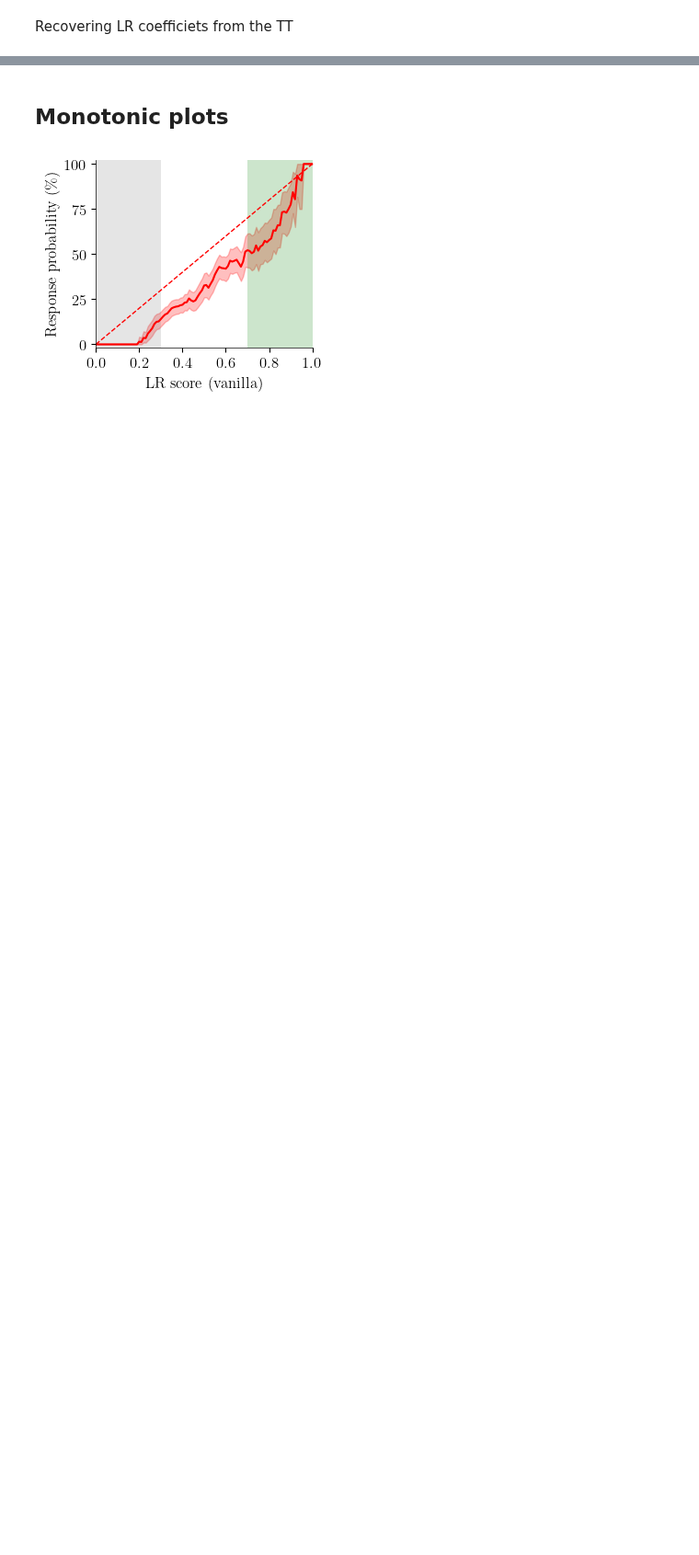
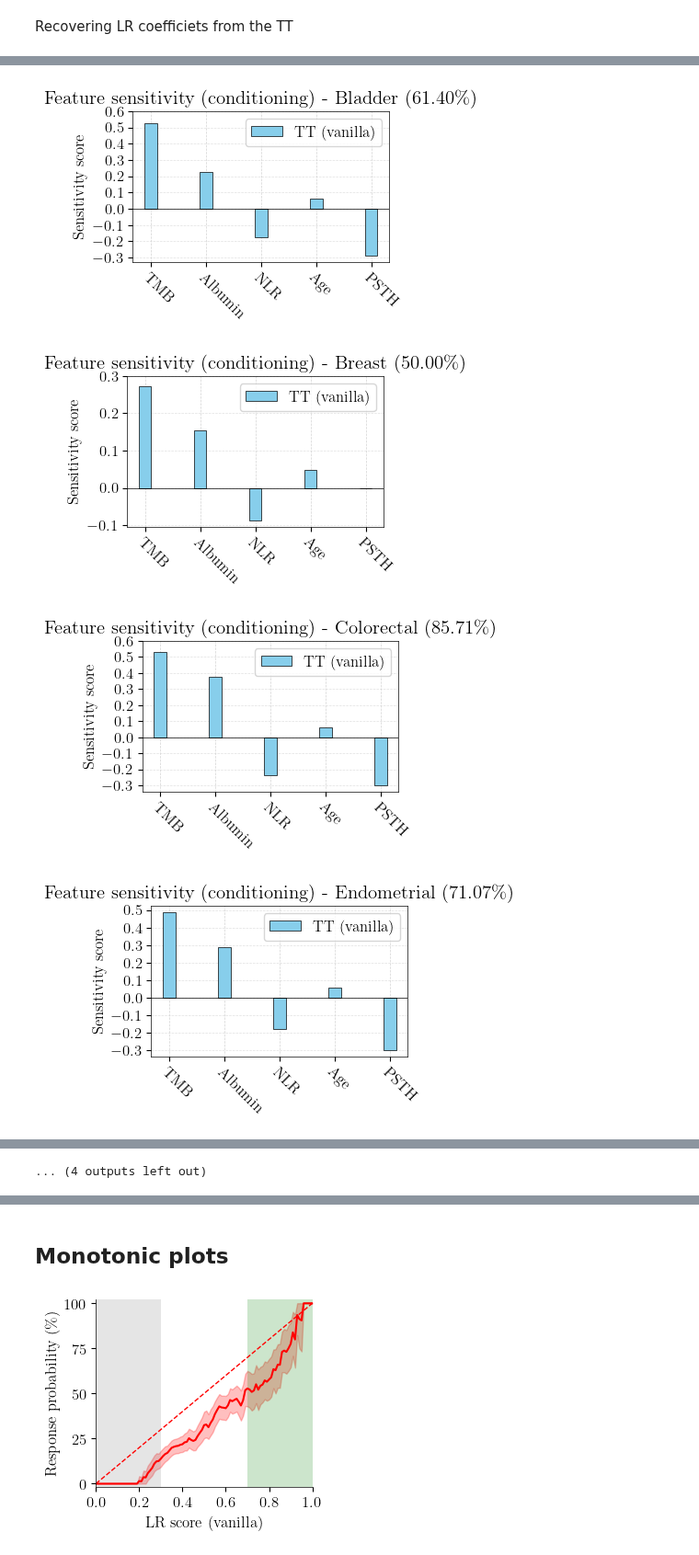
Before and after one commit to joserapa98/tns4loris, a Jupyter notebook: interpretability/interpretability.ipynb, the cells around one changed output, grey strips where cells are left out. Shown at 92% size. Cells and saved outputs as stored; diff of their text form; code cells hidden in the pictures; blank space fills up the shorter version.

Commit message:
Add sensitivity measures by cancer type

```diff
--- a/interpretability/interpretability.ipynb
+++ b/interpretability/interpretability.ipynb
@@ -1049,0 +969,48 @@ plt.show()
+# %%
+for cancer_idx in range(16):
+    # Bar plot setup
+    x = torch.arange(len(aux_featuresNA)) * 2  # label locations
+    width = 0.45  # width of the bars
+
+    fig, ax = plt.subplots(figsize=(4, 3))
+    bars = ax.bar(x, scores_by_cancer[cancer_idx], width,
+                  label='TT (vanilla)', color='skyblue', edgecolor='black', linewidth=0.5)
+
+    # Axes settings
+    # ax.set_xlabel('Feature')
+    ax.set_ylabel('Sensitivity score')
+    ax.set_title(f'Feature sensitivity (conditioning) - '
+                 f'{list(plot_labels.values())[cancer_idx + 5]} '
+                 f'({train_baccs[cancer_idx] * 100:.2f}\%)')
+    ax.set_xticks(x)
+    ax.set_xticklabels([plot_labels[feat] for feat in aux_featuresNA],
+                    rotation=-45, ha='left', rotation_mode='anchor')
+    ax.legend(loc='upper right')
+
+    # Horizontal line at y=0
+    ax.axhline(0, color='black', linewidth=0.5)
+
+    # Vertical lines at each x-tick
+    for xpos in x:
+        ax.axvline(x=xpos, color='lightgrey',
+                linestyle='--', linewidth=0.5, alpha=1, zorder=-1)
+
+    # Y-ticks every 0.1
+    ymin, ymax = ax.get_ylim()
+    yticks = np.arange(round(ymin,1), round(ymax+0.1,1), 0.1)
+    ax.set_yticks(yticks)
+
+    # Horizontal grey lines at each y-tick
+    for y in yticks:
+        ax.axhline(y=y, color='lightgrey',
+                linestyle='--', linewidth=0.5, alpha=0.7, zorder=-1)
+
+    plt.tight_layout()
+    # plt.savefig(os.path.join(figures_dir, 'feat_sensitivity_coeffs.pdf'),
+                # bbox_inches='tight')
+    plt.show()
+# %% [output]
+[figure, added]
+[figure, added]
+[figure, added]
+[figure, added]
@@ -1049,0 +1025 @@ plt.show()
+... (4 outputs left out)
```
Also changed, not shown: parts of 39 cells of this notebook, 8 other files.
